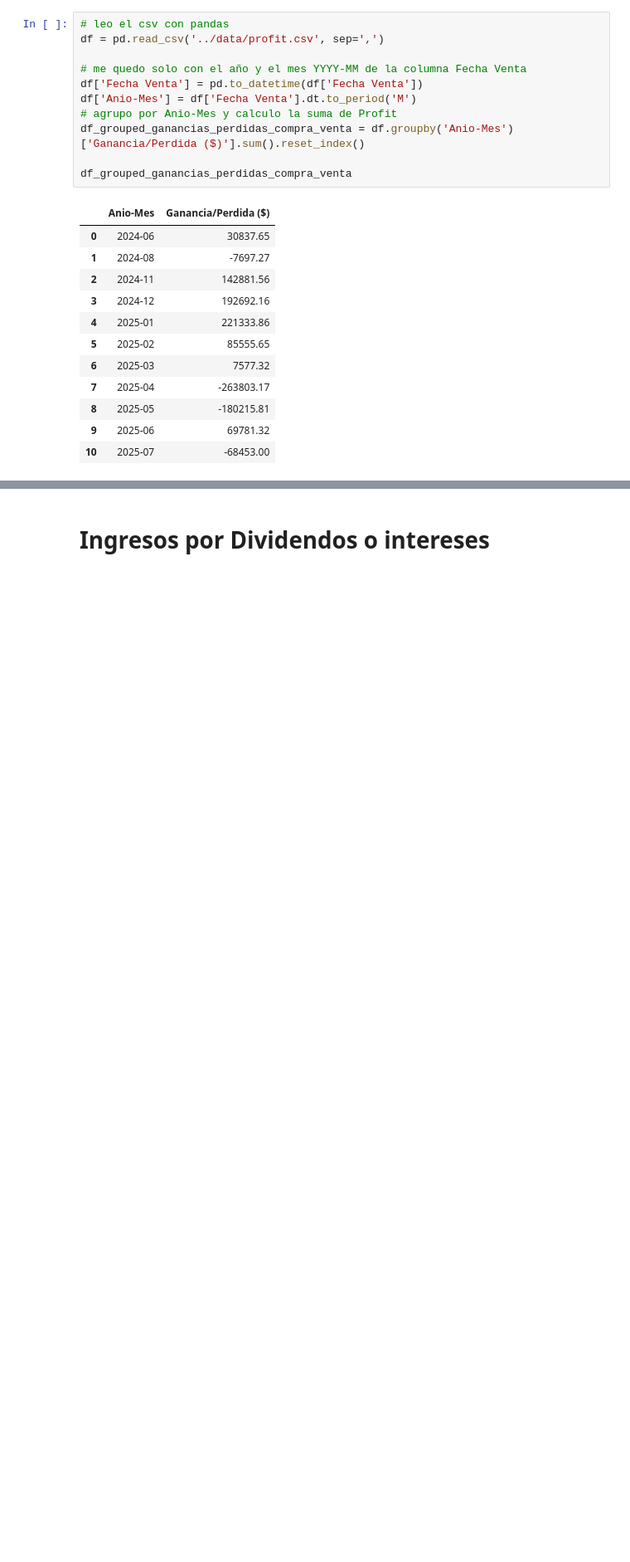
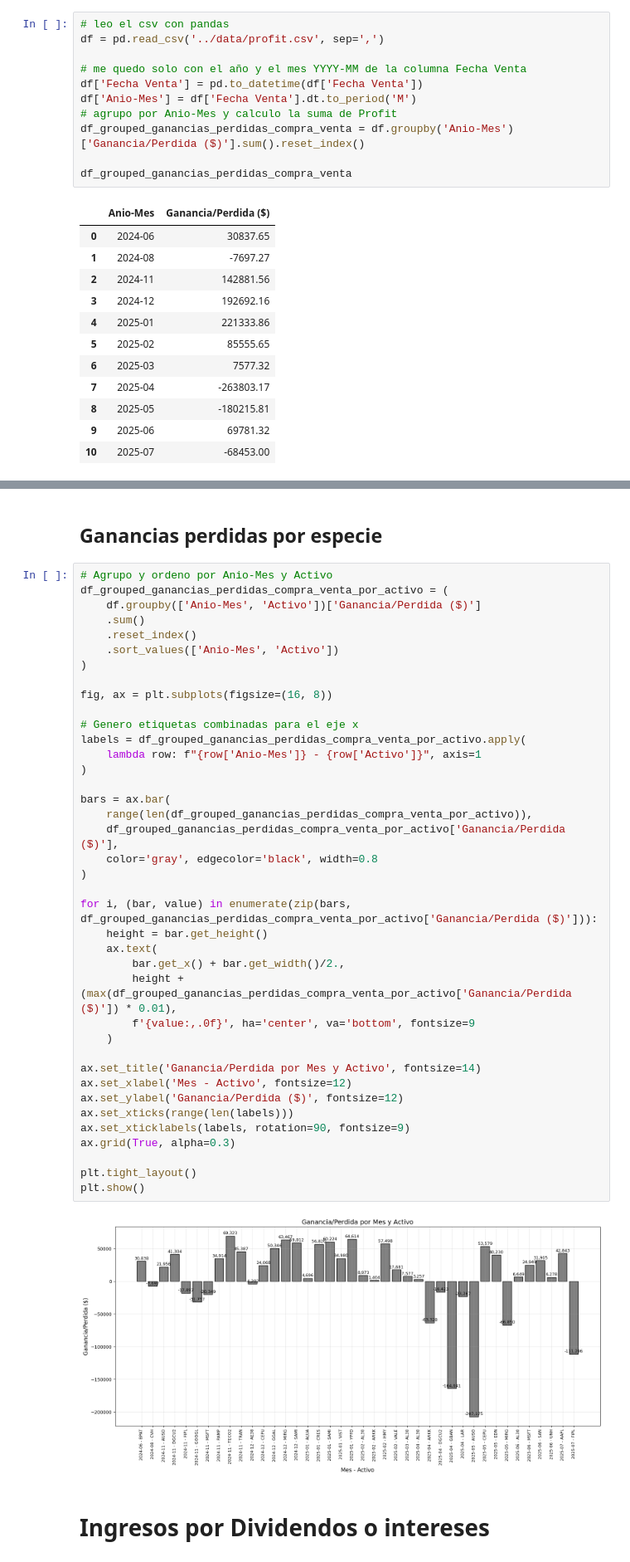
Before and after one commit to Tomasteawita/white_finance, a Jupyter notebook: notebooks/ganancias_realizadas.ipynb, the cells around one changed output, grey strips where cells are left out. Shown at 83% size. Saved outputs shown, nothing was run; the diff lists cells and outputs as text; blank space fills up the shorter version.

Commit message:
Calculo de ganancias en dolares

```diff
--- a/notebooks/ganancias_realizadas.ipynb
+++ b/notebooks/ganancias_realizadas.ipynb
@@ -61,6 +169,49 @@ plt.tight_layout()
 plt.show()
 # %% [output]
 [figure]
+# %% [markdown]
+## Ganancias perdidas por especie
+# %%
+# Agrupo y ordeno por Anio-Mes y Activo
+df_grouped_ganancias_perdidas_compra_venta_por_activo = (
+    df.groupby(['Anio-Mes', 'Activo'])['Ganancia/Perdida ($)']
+    .sum()
+    .reset_index()
+    .sort_values(['Anio-Mes', 'Activo'])
+)
+
+fig, ax = plt.subplots(figsize=(16, 8))
+
+# Genero etiquetas combinadas para el eje x
+labels = df_grouped_ganancias_perdidas_compra_venta_por_activo.apply(
+    lambda row: f"{row['Anio-Mes']} - {row['Activo']}", axis=1
+)
+
+bars = ax.bar(
+    range(len(df_grouped_ganancias_perdidas_compra_venta_por_activo)),
+    df_grouped_ganancias_perdidas_compra_venta_por_activo['Ganancia/Perdida ($)'],
+    color='gray', edgecolor='black', width=0.8
+)
+
+for i, (bar, value) in enumerate(zip(bars, df_grouped_ganancias_perdidas_compra_venta_por_activo['Ganancia/Perdida ($)'])):
+    height = bar.get_height()
+    ax.text(
+        bar.get_x() + bar.get_width()/2.,
+        height + (max(df_grouped_ganancias_perdidas_compra_venta_por_activo['Ganancia/Perdida ($)']) * 0.01),
+        f'{value:,.0f}', ha='center', va='bottom', fontsize=9
+    )
+
+ax.set_title('Ganancia/Perdida por Mes y Activo', fontsize=14)
+ax.set_xlabel('Mes - Activo', fontsize=12)
+ax.set_ylabel('Ganancia/Perdida ($)', fontsize=12)
+ax.set_xticks(range(len(labels)))
+ax.set_xticklabels(labels, rotation=90, fontsize=9)
+ax.grid(True, alpha=0.3)
+
+plt.tight_layout()
+plt.show()
+# %% [output]
+[figure, added]
 # %% [markdown]
 # Ingresos por Dividendos o intereses
 # %%
```
Also changed, not shown: parts of 14 cells of this notebook, 2 other files.
